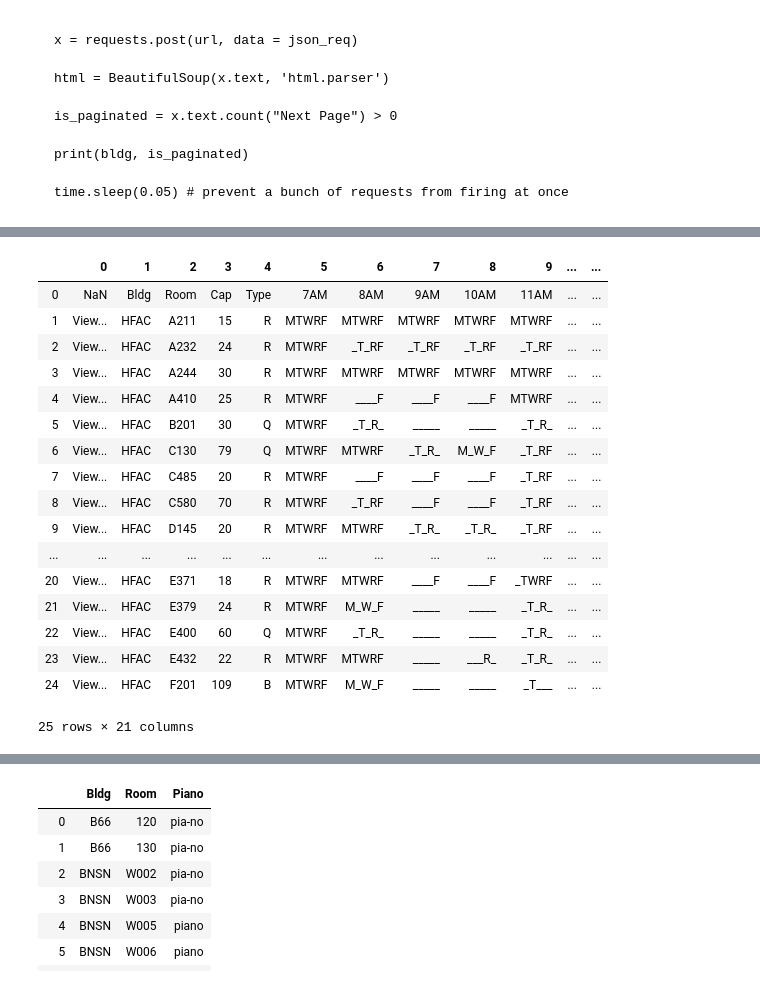
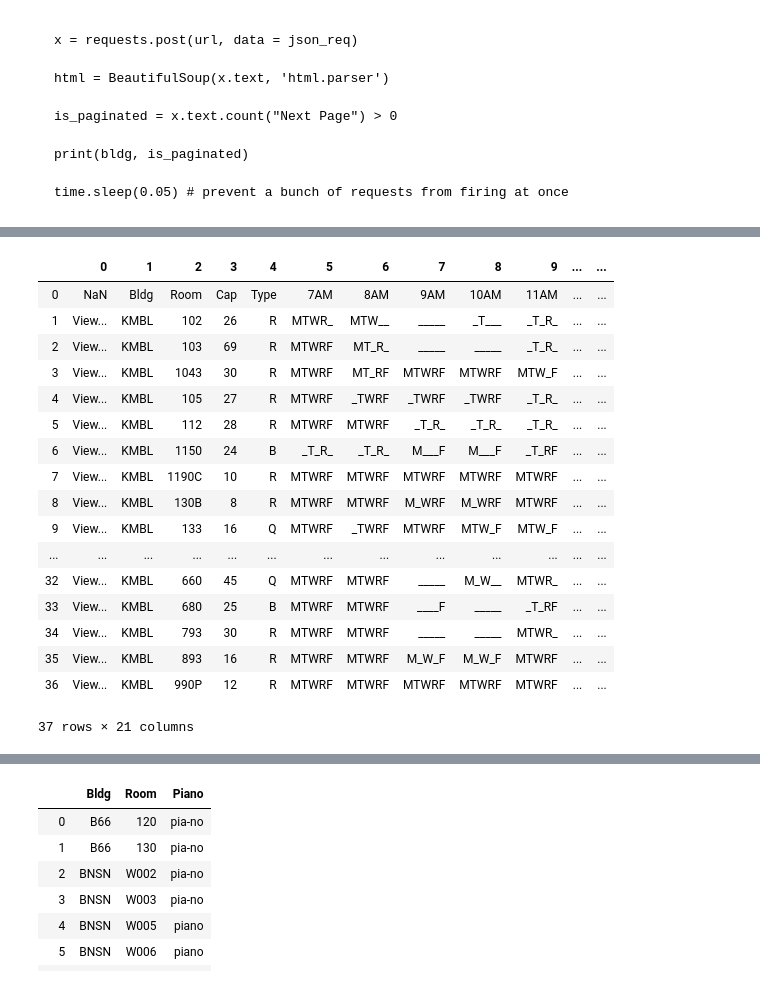
Before and after one commit to vinhowe/studyspots, a Jupyter notebook: classroom_availability_scraper.ipynb, the cells around one changed output, grey strips where cells are left out. Saved outputs shown, nothing was run; the diff lists cells and outputs as text; code cells hidden in the pictures.

```diff
--- a/classroom_availability_scraper.ipynb
+++ b/classroom_availability_scraper.ipynb
@@ -122,24 +124,24 @@ Fetching data for WSC
 # %%
-pd.read_html(data[8].text, attrs={'class': 'tabletrim'})[0]
+pd.read_html(data[14].text, attrs={'class': 'tabletrim'})[0]
 # %% [output]
 |  | 0 | 1 | 2 | 3 | 4 | 5 | 6 | 7 | 8 | 9 | ... | ... |
 | 0 | NaN | Bldg | Room | Cap | Type | 7AM | 8AM | 9AM | 10AM | 11AM | ... | ... |
-| 1 | View... | HFAC | A211 | 15 | R | MTWRF | MTWRF | MTWRF | MTWRF | MTWRF | ... | ... |
-| 2 | View... | HFAC | A232 | 24 | R | MTWRF | _T_RF | _T_RF | _T_RF | _T_RF | ... | ... |
-| 3 | View... | HFAC | A244 | 30 | R | MTWRF | MTWRF | MTWRF | MTWRF | MTWRF | ... | ... |
-| 4 | View... | HFAC | A410 | 25 | R | MTWRF | ____F | ____F | ____F | MTWRF | ... | ... |
-| 5 | View... | HFAC | B201 | 30 | Q | MTWRF | _T_R_ | _____ | _____ | _T_R_ | ... | ... |
-| 6 | View... | HFAC | C130 | 79 | Q | MTWRF | MTWRF | _T_R_ | M_W_F | _T_RF | ... | ... |
-| 7 | View... | HFAC | C485 | 20 | R | MTWRF | ____F | ____F | ____F | _T_RF | ... | ... |
-| 8 | View... | HFAC | C580 | 70 | R | MTWRF | _T_RF | ____F | ____F | _T_RF | ... | ... |
-| 9 | View... | HFAC | D145 | 20 | R | MTWRF | MTWRF | _T_R_ | _T_R_ | _T_RF | ... | ... |
+| 1 | View... | KMBL | 102 | 26 | R | MTWR_ | MTW__ | _____ | _T___ | _T_R_ | ... | ... |
+| 2 | View... | KMBL | 103 | 69 | R | MTWRF | MT_R_ | _____ | _____ | _T_R_ | ... | ... |
+| 3 | View... | KMBL | 1043 | 30 | R | MTWRF | MT_RF | MTWRF | MTWRF | MTW_F | ... | ... |
+| 4 | View... | KMBL | 105 | 27 | R | MTWRF | _TWRF | _TWRF | _TWRF | _T_R_ | ... | ... |
+| 5 | View... | KMBL | 112 | 28 | R | MTWRF | MTWRF | _T_R_ | _T_R_ | _T_R_ | ... | ... |
+| 6 | View... | KMBL | 1150 | 24 | B | _T_R_ | _T_R_ | M___F | M___F | _T_RF | ... | ... |
+| 7 | View... | KMBL | 1190C | 10 | R | MTWRF | MTWRF | MTWRF | MTWRF | MTWRF | ... | ... |
+| 8 | View... | KMBL | 130B | 8 | R | MTWRF | MTWRF | M_WRF | M_WRF | MTWRF | ... | ... |
+| 9 | View... | KMBL | 133 | 16 | Q | MTWRF | _TWRF | MTWRF | MTW_F | MTW_F | ... | ... |
 | ... | ... | ... | ... | ... | ... | ... | ... | ... | ... | ... | ... | ... |
-| 20 | View... | HFAC | E371 | 18 | R | MTWRF | MTWRF | ____F | ____F | _TWRF | ... | ... |
-| 21 | View... | HFAC | E379 | 24 | R | MTWRF | M_W_F | _____ | _____ | _T_R_ | ... | ... |
-| 22 | View... | HFAC | E400 | 60 | Q | MTWRF | _T_R_ | _____ | _____ | _T_R_ | ... | ... |
-| 23 | View... | HFAC | E432 | 22 | R | MTWRF | MTWRF | _____ | ___R_ | _T_R_ | ... | ... |
-| 24 | View... | HFAC | F201 | 109 | B | MTWRF | M_W_F | _____ | _____ | _T___ | ... | ... |
+| 32 | View... | KMBL | 660 | 45 | Q | MTWRF | MTWRF | _____ | M_W__ | MTWR_ | ... | ... |
+| 33 | View... | KMBL | 680 | 25 | B | MTWRF | MTWRF | ____F | _____ | _T_RF | ... | ... |
+| 34 | View... | KMBL | 793 | 30 | R | MTWRF | MTWRF | _____ | _____ | MTWR_ | ... | ... |
+| 35 | View... | KMBL | 893 | 16 | R | MTWRF | MTWRF | M_W_F | M_W_F | MTWRF | ... | ... |
+| 36 | View... | KMBL | 990P | 12 | R | MTWRF | MTWRF | MTWRF | MTWRF | MTWRF | ... | ... |
-25 rows × 21 columns
+37 rows × 21 columns
 # %%
 base_table = None
 
```
Also changed, not shown: parts of 5 cells of this notebook, 10 other files.
